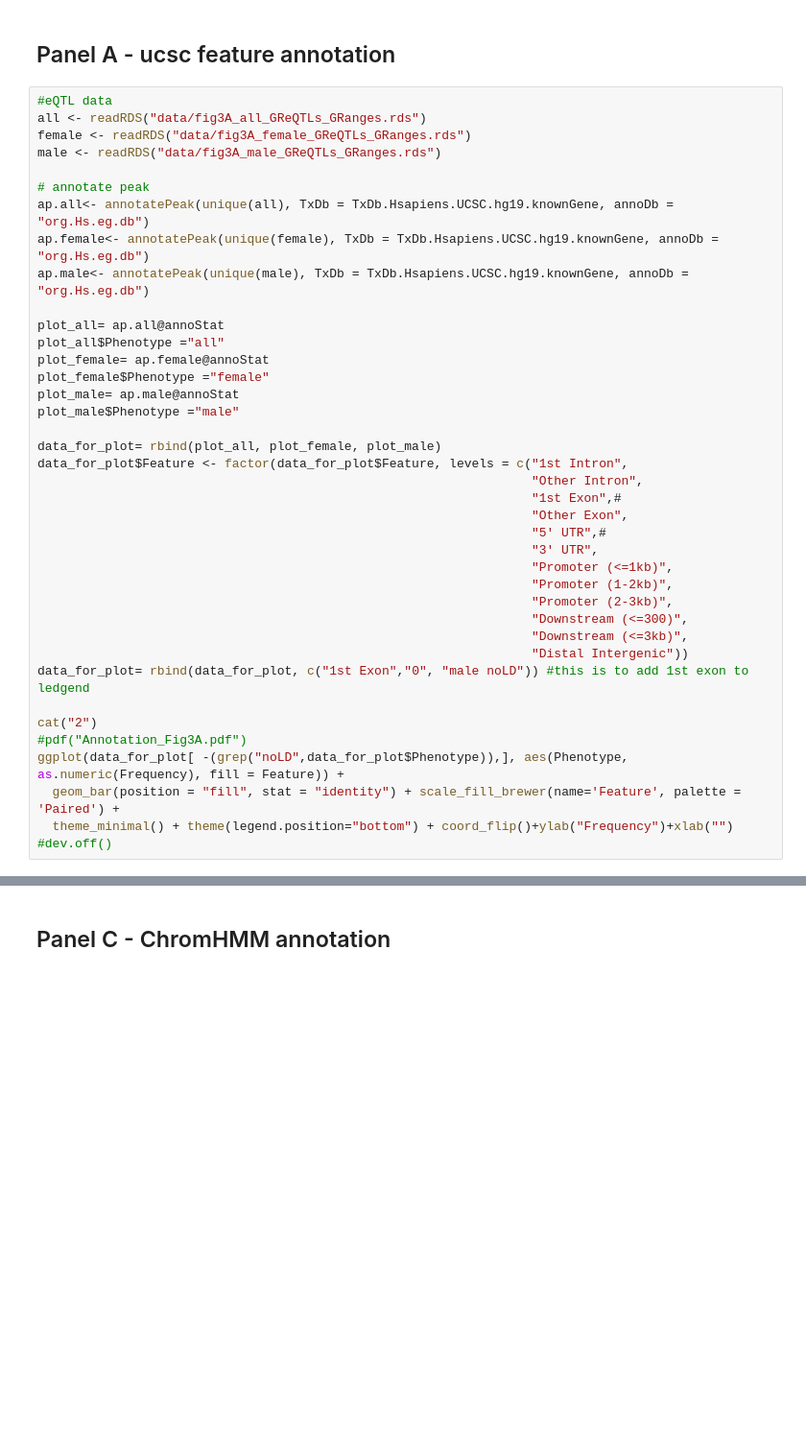
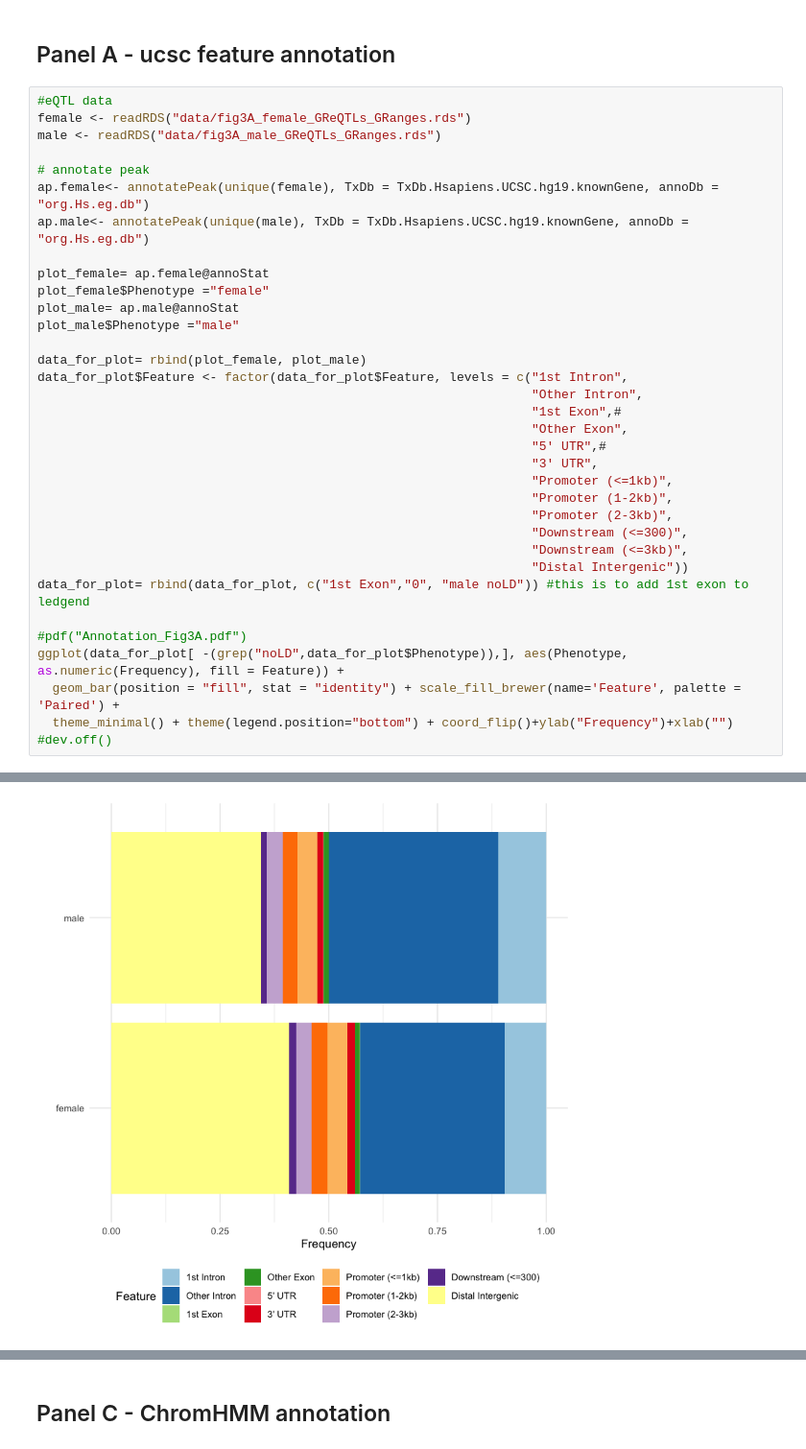
Before and after one commit to jArloth/Sex-Stratified-Analyses, a Jupyter notebook: Figure3.ipynb, the cells around one changed output, grey strips where cells are left out. Shown: that part at 96% size. Saved outputs shown, nothing was run; the diff lists cells and outputs as text; blank space fills up the shorter version.

```diff
--- a/Figure3.ipynb
+++ b/Figure3.ipynb
@@ -10,23 +28,19 @@ library(gplots)
 ## Panel A - ucsc feature annotation
 # %%
 #eQTL data
-all <- readRDS("data/fig3A_all_GReQTLs_GRanges.rds")
 female <- readRDS("data/fig3A_female_GReQTLs_GRanges.rds")
 male <- readRDS("data/fig3A_male_GReQTLs_GRanges.rds")
 
 # annotate peak
-ap.all<- annotatePeak(unique(all), TxDb = TxDb.Hsapiens.UCSC.hg19.knownGene, annoDb = "org.Hs.eg.db")
 ap.female<- annotatePeak(unique(female), TxDb = TxDb.Hsapiens.UCSC.hg19.knownGene, annoDb = "org.Hs.eg.db")
 ap.male<- annotatePeak(unique(male), TxDb = TxDb.Hsapiens.UCSC.hg19.knownGene, annoDb = "org.Hs.eg.db")
 
-plot_all= ap.all@annoStat
-plot_all$Phenotype ="all"
 plot_female= ap.female@annoStat
 plot_female$Phenotype ="female"
 plot_male= ap.male@annoStat
 plot_male$Phenotype ="male"
 
-data_for_plot= rbind(plot_all, plot_female, plot_male)
+data_for_plot= rbind(plot_female, plot_male)
 data_for_plot$Feature <- factor(data_for_plot$Feature, levels = c("1st Intron",
                                                                   "Other Intron",
                                                                   "1st Exon",#
@@ -41,9 +55,9 @@ data_for_plot$Feature <- factor(data_for_plot$Feature, levels = c("1st Intron",
                                                                   "Distal Intergenic"))
 data_for_plot= rbind(data_for_plot, c("1st Exon","0", "male noLD")) #this is to add 1st exon to ledgend
 
-cat("2")
 #pdf("Annotation_Fig3A.pdf")
 ggplot(data_for_plot[ -(grep("noLD",data_for_plot$Phenotype)),], aes(Phenotype, as.numeric(Frequency), fill = Feature)) +
   geom_bar(position = "fill", stat = "identity") + scale_fill_brewer(name='Feature', palette = 'Paired') +
   theme_minimal() + theme(legend.position="bottom") + coord_flip()+ylab("Frequency")+xlab("")
 #dev.off()
+# %% [output]
@@ -50 +80,2 @@ ggplot(data_for_plot[ -(grep("noLD",data_for_plot$Phenotype)),], aes(Phenotype,
+[figure, added]
 # %% [markdown]
```
Also changed, not shown: parts of 5 cells of this notebook.
